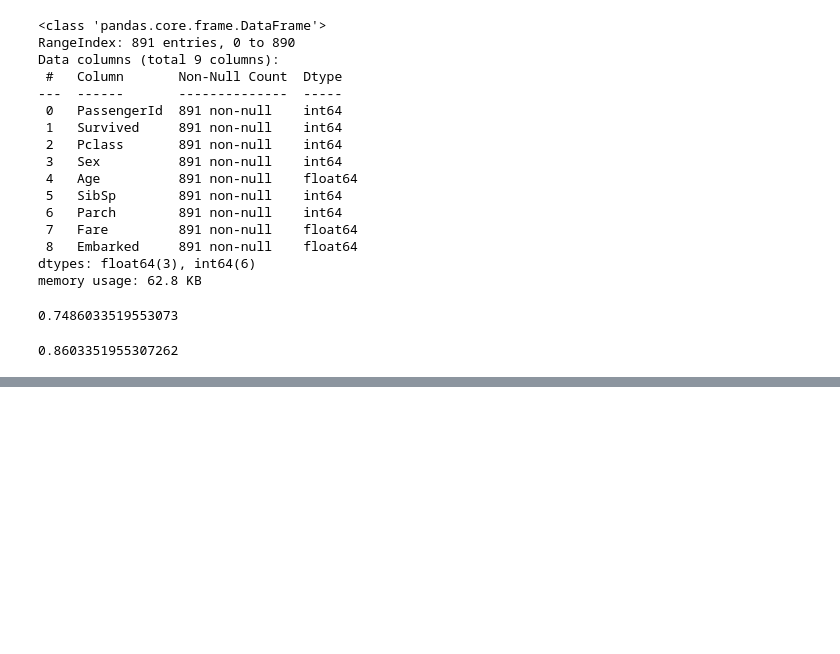
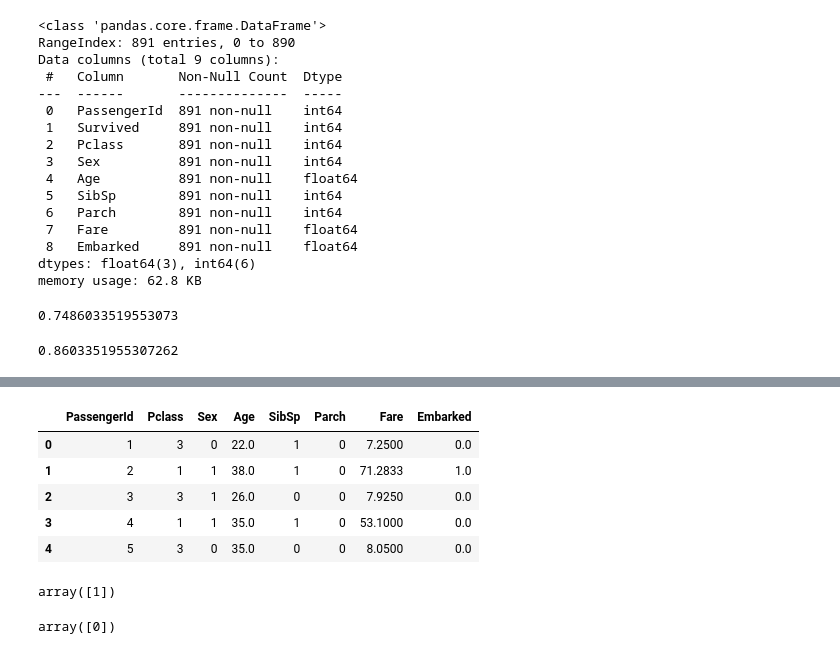
Before and after one commit to Koslowsky1337/Python_Aufgaben, a Jupyter notebook: titanic_death/analyse.ipynb, the cells around one changed output, grey strips where cells are left out. Cells and saved outputs as stored; diff of their text form; code cells hidden in the pictures; blank space fills up the shorter version.

```diff
--- a/titanic_death/analyse.ipynb
+++ b/titanic_death/analyse.ipynb
@@ -152,0 +155,20 @@ tree.plot_tree(DT)
+# %%
+X.head()
+# %% [output]
+|  | PassengerId | Pclass | Sex | Age | SibSp | Parch | Fare | Embarked |
+| 0 | 1 | 3 | 0 | 22.0 | 1 | 0 | 7.2500 | 0.0 |
+| 1 | 2 | 1 | 1 | 38.0 | 1 | 0 | 71.2833 | 1.0 |
+| 2 | 3 | 3 | 1 | 26.0 | 0 | 0 | 7.9250 | 0.0 |
+| 3 | 4 | 1 | 1 | 35.0 | 1 | 0 | 53.1000 | 0.0 |
+| 4 | 5 | 3 | 0 | 35.0 | 0 | 0 | 8.0500 | 0.0 |
+# %%
+idiot = [max(X['PassengerId'])+1, 1, 1, 34, 0, 1, 8, 0]
+
+DT.predict([idiot])
+# %% [output]
+array([1])
+# %%
+
+KNN.predict([idiot])
+# %% [output]
+array([0])
```
Also changed, not shown: parts of 3 cells of this notebook.
